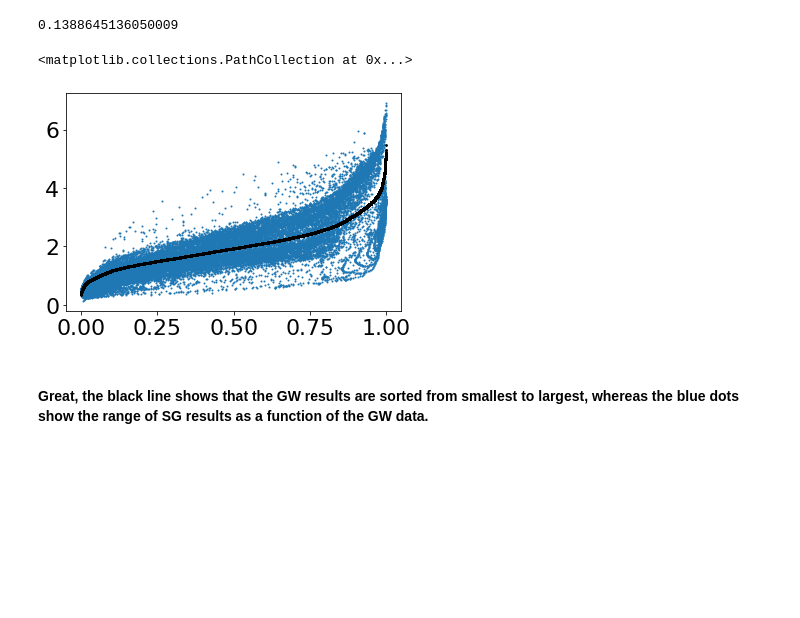
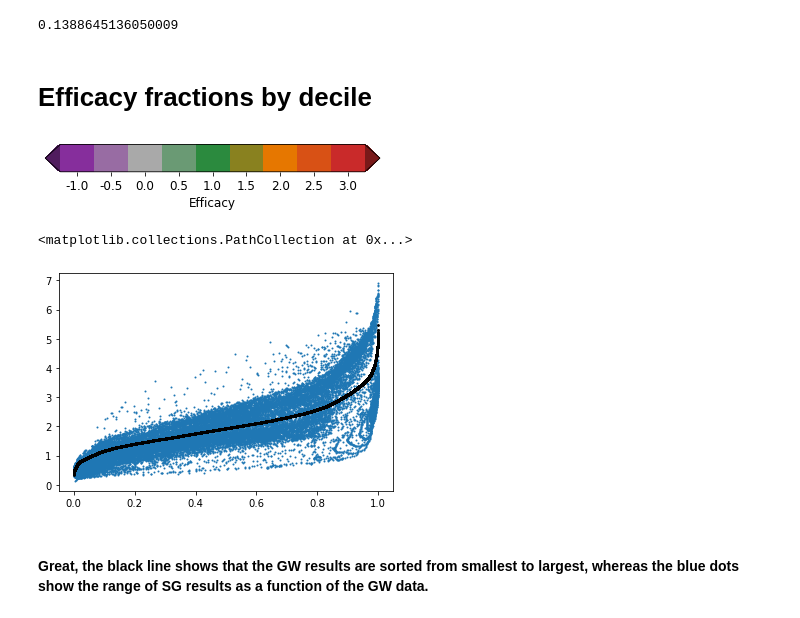
Before and after one commit to pjirvine/xarray_example, a Jupyter notebook: efficacy_metric.ipynb, the cells around one changed output. Cells and saved outputs as stored; diff of their text form; code cells hidden in the pictures; blank space fills up the shorter version.

```diff
--- a/efficacy_metric.ipynb
+++ b/efficacy_metric.ipynb
@@ -547,6 +553,51 @@ eff_mltl_data_concat = np.concatenate(eff_mltl_data)
 # Now we create an array where the values for each point show which percentile it belongs too.
 mltls_for_data_concat = np.concatenate([milltile_centres[IDX] * np.ones_like(GW_mltl_data[IDX]) for IDX in range(len(milltile_centres))])
 pctls_for_data_concat = np.concatenate([percentile_centres[IDX] * np.ones_like(GW_pctl_data[IDX]) for IDX in range(len(percentile_centres))])
+# %% [markdown]
+# Efficacy fractions by decile
+# %%
+"""
+levels and colorbar for efficacy fractions
+"""
+
+import matplotlib as mpl
+efficacy_levels = [-1.25,-0.75,-0.25,0.25,0.75,1.25,1.75,2.25,2.75,3.25]
+efficacy_ticks = [-1.,-0.5,0.,0.5,1.,1.5,2.,2.5,3.]
+
+# define customised colors using color blender tool: https://meyerweb.com/eric/tools/color-blend/#69DB7C:51CF66::hex
+GRAPE9_dark = '#501C5E'
+RED9_dark = '#791919'
+GRAPE9_GRAY = '#986CA3'
+GREEN9_GRAY = '#6A9A74'
+# GREEN9_ORANGE9 = '#826927'
+GREEN9_YELLOW9 = '#89811F'
+# ORANGE9_RED9 = '#D1391D'
+YELLOW9_RED9 = '#D85115'
+GRAY = '#A9A9A9'
+
+fig, ax = plt.subplots(figsize=(6, 1))
+fig.subplots_adjust(bottom=0.5)
+plt.rcParams.update({'font.size': 12})
+
+cmap = mpl.colors.ListedColormap([GRAPE9, GRAPE9_GRAY, GRAY, GREEN9_GRAY, GREEN9, GREEN9_YELLOW9, YELLOW9, YELLOW9_RED9, RED9])
+cmap.set_over(RED9_dark)
+cmap.set_under(GRAPE9_dark)
+
+bounds = efficacy_levels
+norm = mpl.colors.BoundaryNorm(bounds, cmap.N)
+cb2 = mpl.colorbar.ColorbarBase(ax, cmap=cmap,
+                                norm=norm,
+                                boundaries=[-1.75] + bounds + [3.75], #[0] + bounds + [13],
+                                extend='both',
+                                spacing='proportional',
+                                orientation='horizontal')
+cb2.set_label('Efficacy')
+cb2.set_ticks(efficacy_ticks)
+cb2.set_ticklabels(efficacy_ticks)
+
+fig.show()
+# %% [output]
+[figure, added]
 # %%
 """
 Let's test that our data has been sorted, plotting all anomalies sorted by GW milltiles
@@ -555,7 +606,7 @@ plt.scatter(mltls_for_data_concat, SG_mltl_data_concat, s=1)
 plt.scatter(mltls_for_data_concat, GW_mltl_data_concat, color='k', s=3)
 # %% [output]
 <matplotlib.collections.PathCollection at 0x...>
-[figure, old version]
+[figure, new version]
 # %% [markdown]
 #### Great, the black line shows that the GW results are sorted from smallest to largest, whereas the blue dots show the range of SG results as a function of the GW data.
 # %%
```
Also changed, not shown: parts of 4 cells of this notebook, 2 other files.
